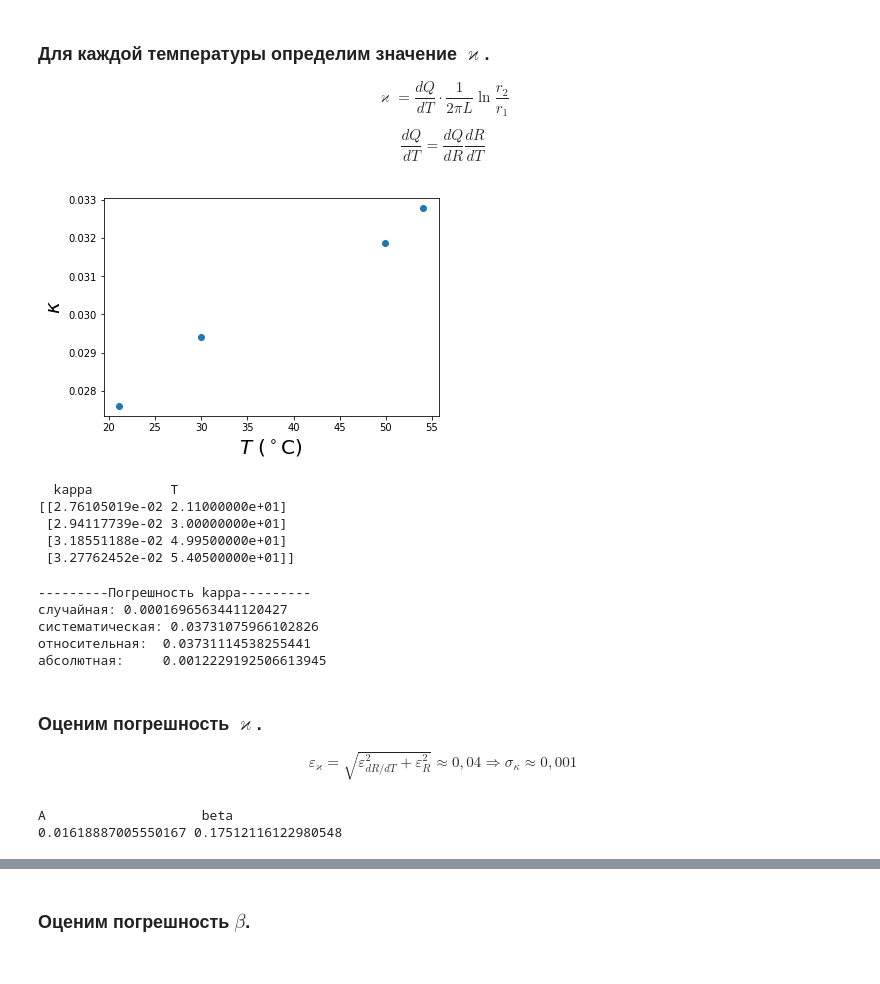
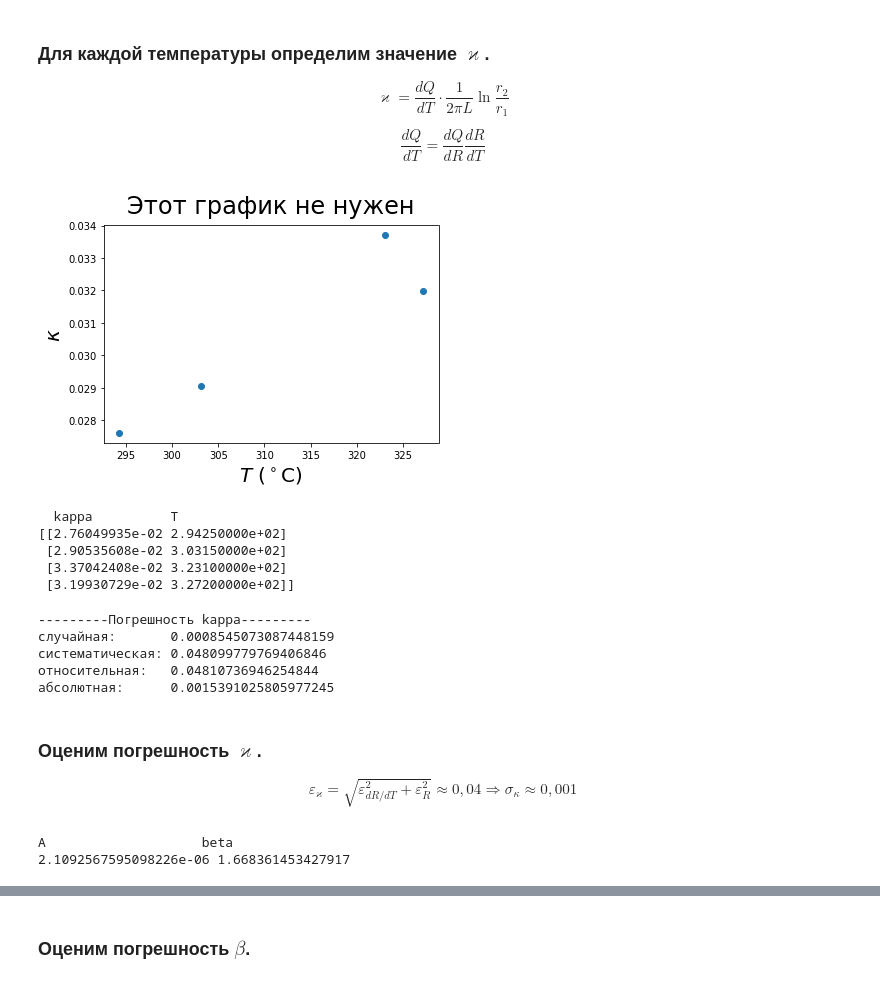
Before and after one commit to iudovin/labs, a Jupyter notebook: calc2-2-3.ipynb, the cells around one changed output, grey strips where cells are left out. Cells and saved outputs as stored; diff of their text form; code cells hidden in the pictures.

```diff
--- a/calc2-2-3.ipynb
+++ b/calc2-2-3.ipynb
@@ -36,13 +36,13 @@ for i in range(4):
     data[i] = np.transpose(data[i])
 
 data[0] = np.delete(data[0], [0, 1], axis=1)
-data[1] = np.delete(data[1], [1, 6], axis=1)
-data[2] = np.delete(data[2], [0, 3, 6, 7], axis=1)
-data[3] = np.delete(data[3], [0, 2, 4, 6], axis=1)
+#data[1] = np.delete(data[1], [1, 6], axis=1)
+#data[2] = np.delete(data[2], [0, 3, 6, 7], axis=1)
+#data[3] = np.delete(data[3], [0, 2, 4, 6], axis=1)
 
-for i in range(4):
-    dataframe = pd.DataFrame(np.transpose(data[i]), columns=['Uэ', 'Uн'])
-    dataframe.to_csv('t' + str(temp_values[i]) + '.csv')
+#for i in range(4):
+#    dataframe = pd.DataFrame(np.transpose(data[i]), columns=['Uэ', 'Uн'])
+#    dataframe.to_csv('t' + str(temp_values[i]) + '.csv')
 
 print('Сырые данные (Uэ, Uн)\n' + '-' * 80)
 
@@ -203,21 +203,23 @@ $$ \frac{dQ}{dT} = \frac{dQ}{dR} \frac{dR}{dT} $$
 # %%
 dqdt = np.array(dqdr) * r_t_opt[0]
 kappa = dqdt * math.log(r_2 / r_1) / (2 * math.pi * L)
+t = np.array([21.1, 30.0, 49.95, 54.05]) + 273.15
 
+plt.title('Этот график не нужен', fontsize=24, pad=12)
 plt.xlabel('$T$ ($^\circ$С)', fontsize=20)
 plt.ylabel('$\kappa$', fontsize=20)
 plt.plot(t, kappa, linestyle='', marker='o')
 plt.show()
 
 print(' ' * 2 + 'kappa' + ' ' * 10 + 'T')
 print(np.transpose([kappa, t]))
 # %% [output]
-[figure, old version]
+[figure, new version]
   kappa          T
-[[2.76105019e-02 2.11000000e+01]
- [2.94117739e-02 3.00000000e+01]
- [3.18551188e-02 4.99500000e+01]
- [3.27762452e-02 5.40500000e+01]]
+[[2.76049935e-02 2.94250000e+02]
+ [2.90535608e-02 3.03150000e+02]
+ [3.37042408e-02 3.23100000e+02]
+ [3.19930729e-02 3.27200000e+02]]
 # %%
 def g(x, a, b):
     return a * (x ** b)
@@ -232,17 +234,17 @@ for i in range(len(t)):
 s = math.sqrt(s / len(t))
 
 print('\n' + '-' * 9 + 'Погрешность kappa' + '-' * 9)
-print('случайная:', s)
+print('случайная:' + ' ' * 6, s)
 print('систематическая:', eps_kappa)
 eps_kappa = math.sqrt(eps_kappa ** 2 + s ** 2)
-print('относительная: ', eps_kappa)
-print('абсолютная: ' + ' ' * 3, eps_kappa * kappa[3])
+print('относительная:' + ' ' * 2, eps_kappa)
+print('абсолютная:' + ' ' * 5, eps_kappa * kappa[3])
 # %% [output]
 ---------Погрешность kappa---------
-случайная: 0.0001696563441120427
-систематическая: 0.03731075966102826
-относительная:  0.03731114538255441
-абсолютная:     0.0012229192506613945
+случайная:       0.0008545073087448159
+систематическая: 0.048099779769406846
+относительная:   0.04810736946254844
+абсолютная:      0.0015391025805977245
 # %% [markdown]
 ### Оценим погрешность $\varkappa$.
 
@@ -252,6 +254,6 @@ print('A' + ' ' * 20 + 'beta')
 print(*k_t_opt)
 # %% [output]
 A                    beta
-0.01618887005550167 0.17512116122980548
+2.1092567595098226e-06 1.668361453427917
 # %%
 plt.figure(figsize = (10, 12))
```
Also changed, not shown: parts of 12 cells of this notebook.
